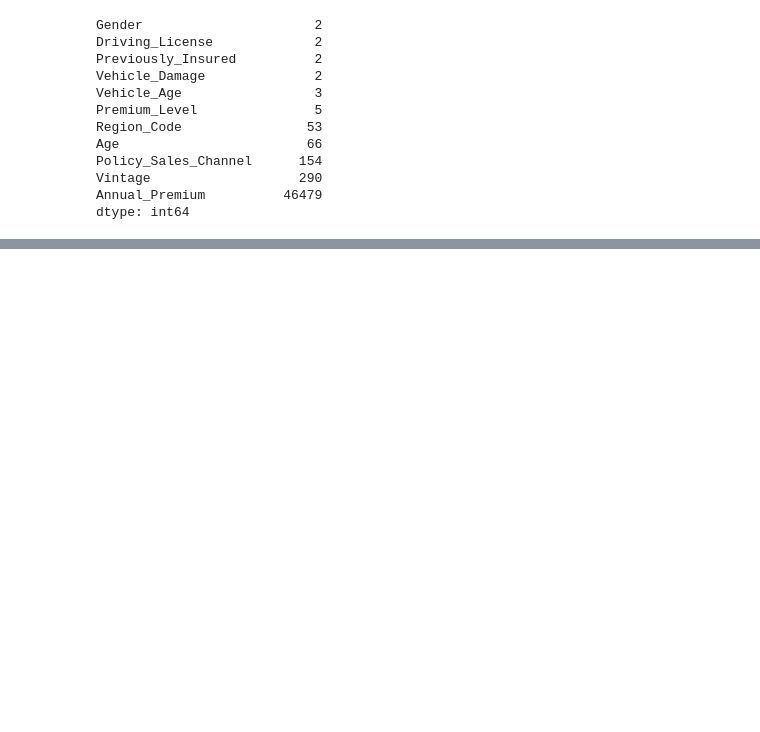
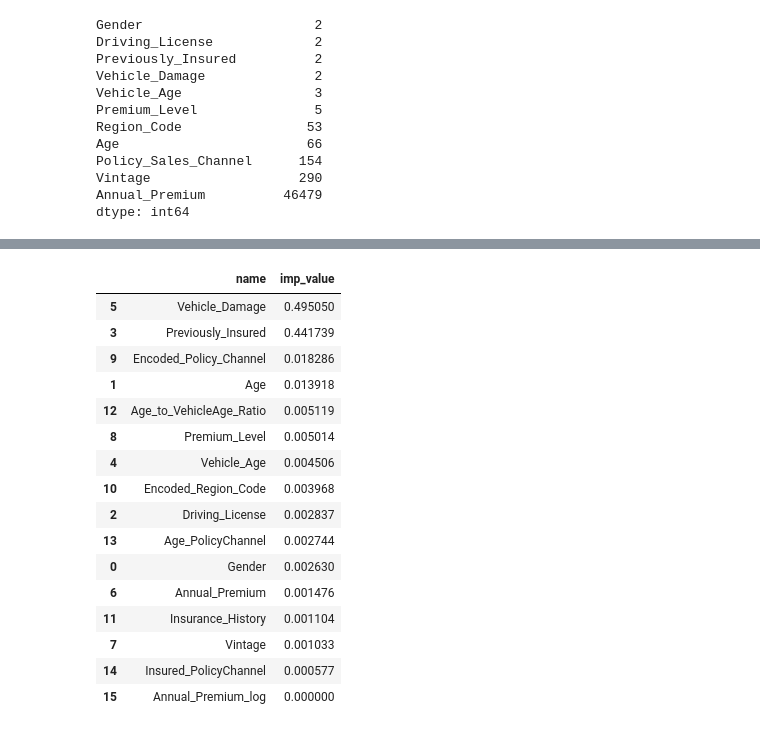
Before and after one commit to shashankgarewal/Health_Insurance_Cross_Sell_Predictor, a Jupyter notebook: notebook/modeling_2025.ipynb, the cells around one changed output, grey strips where cells are left out. Saved outputs shown, nothing was run; the diff lists cells and outputs as text; code cells hidden in the pictures; blank space fills up the shorter version.

```diff
--- a/notebook/modeling_2025.ipynb
+++ b/notebook/modeling_2025.ipynb
@@ -731,0 +714,8 @@ ModuleNotFoundError: No module named 'category_encoders'
+# %%
+cols_to_scale = df.columns.drop(['Response'])
+
+Xtrain, Xtest, ytrain, ytest = train_test_split(df[cols_to_scale],
+                                                df['Response'],
+                                                random_state=42,
+                                                test_size=0.2,
+                                                stratify=df['Response'])
@@ -731,0 +930,34 @@ ModuleNotFoundError: No module named 'category_encoders'
+# %%
+xgb_grids = {
+    'learning_rate': [0.1, 0.2],
+    'max_depth': [2, 3, 4],
+    'n_estimators': [400, 500],
+    'scale_pos_weight': [3, 4, 6]
+}
+
+xgb_search = GridSearchCV(XGBClassifier(random_state=42, n_jobs=-1),
+             param_grid=xgb_grids, error_score='raise',
+             cv=StratifiedKFold(n_splits=3, shuffle=True, random_state=42),
+             scoring='average_precision', verbose=2, n_jobs=-1
+             )
+
+xgb_search.fit(Ext_Xtrain.drop(columns=['Policy_Sales_Channel', 'Region_Code']), ytrain)
+xgb_temp = xgb_search.best_estimator_
+
+print('xgb default param pc score:',xgb_search.best_score_)
+print('xgb default param roc score:', roc_auc_score(ytest, xgb_temp.predict_proba(Ext_Xtest.drop(columns=['Policy_Sales_Channel', 'Region_Code']))[:, 1]))
+
+ytrain_prob = xgb_temp.predict_proba(Ext_Xtrain.drop(columns=['Policy_Sales_Channel', 'Region_Code']))[:, 1]
+ytest_prob = xgb_temp.predict_proba(Ext_Xtest.drop(columns=['Policy_Sales_Channel', 'Region_Code']))[:, 1]
+
+precisions, recalls, thresholds = precision_recall_curve(ytest, ytest_prob)
+f1_scores = (2 * precisions * recalls) / (precisions + recalls + 1e-10)
+best_threshold = thresholds[f1_scores.argmax()]
+print(f"Best threshold: {best_threshold:.2f}")
+
+ytrain_pred = (ytrain_prob >= best_threshold).astype(int)
+ytest_pred = (ytest_prob >= best_threshold).astype(int)
+
+
+print('training report: \n', classification_report(ytrain, ytrain_pred))
+print('testing report: \n', classification_report(ytest, ytest_pred))
@@ -731,0 +982,20 @@ ModuleNotFoundError: No module named 'category_encoders'
+# %%
+pd.DataFrame({'name': xgb_temp.feature_names_in_, 'imp_value': xgb_temp.feature_importances_}).sort_values(by='imp_value', ascending=False)
+# %% [output]
+|  | name | imp_value |
+| 5 | Vehicle_Damage | 0.495050 |
+| 3 | Previously_Insured | 0.441739 |
+| 9 | Encoded_Policy_Channel | 0.018286 |
+| 1 | Age | 0.013918 |
+| 12 | Age_to_VehicleAge_Ratio | 0.005119 |
+| 8 | Premium_Level | 0.005014 |
+| 4 | Vehicle_Age | 0.004506 |
+| 10 | Encoded_Region_Code | 0.003968 |
+| 2 | Driving_License | 0.002837 |
+| 13 | Age_PolicyChannel | 0.002744 |
+| 0 | Gender | 0.002630 |
+| 6 | Annual_Premium | 0.001476 |
+| 11 | Insurance_History | 0.001104 |
+| 7 | Vintage | 0.001033 |
+| 14 | Insured_PolicyChannel | 0.000577 |
+| 15 | Annual_Premium_log | 0.000000 |
```
Also changed, not shown: parts of 32 cells of this notebook.
